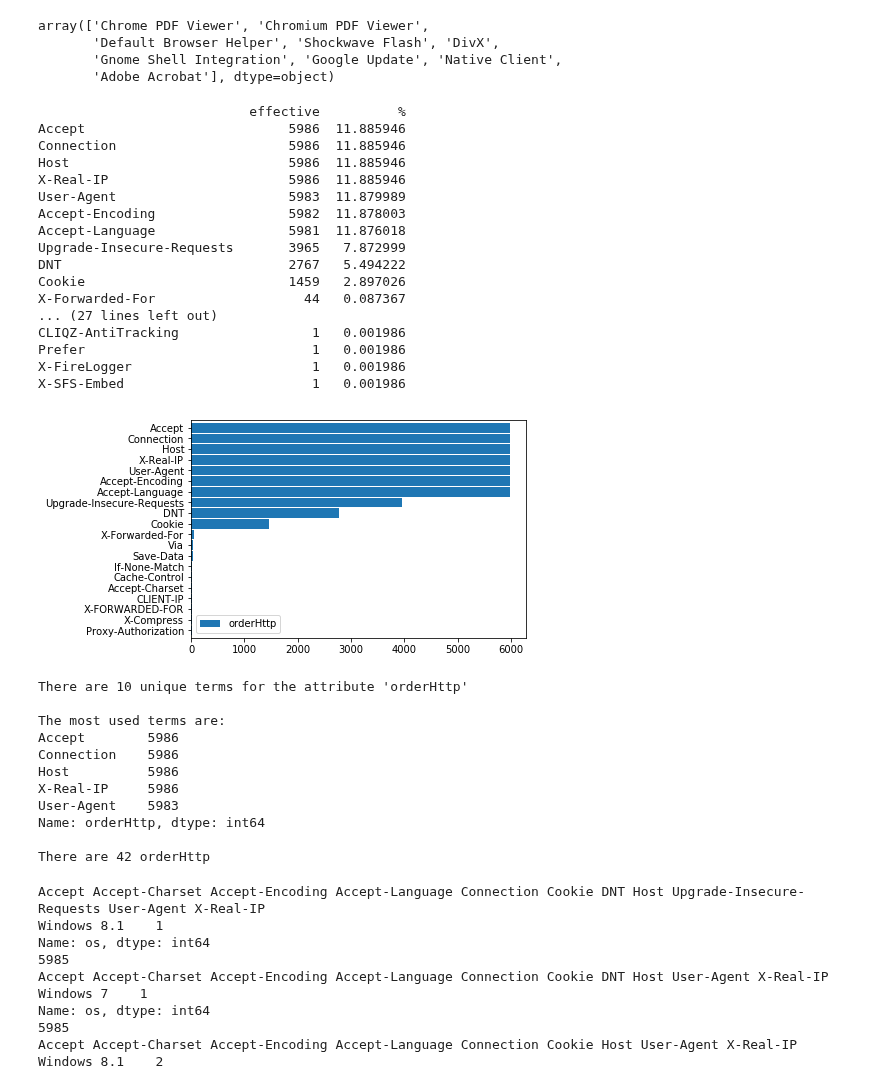
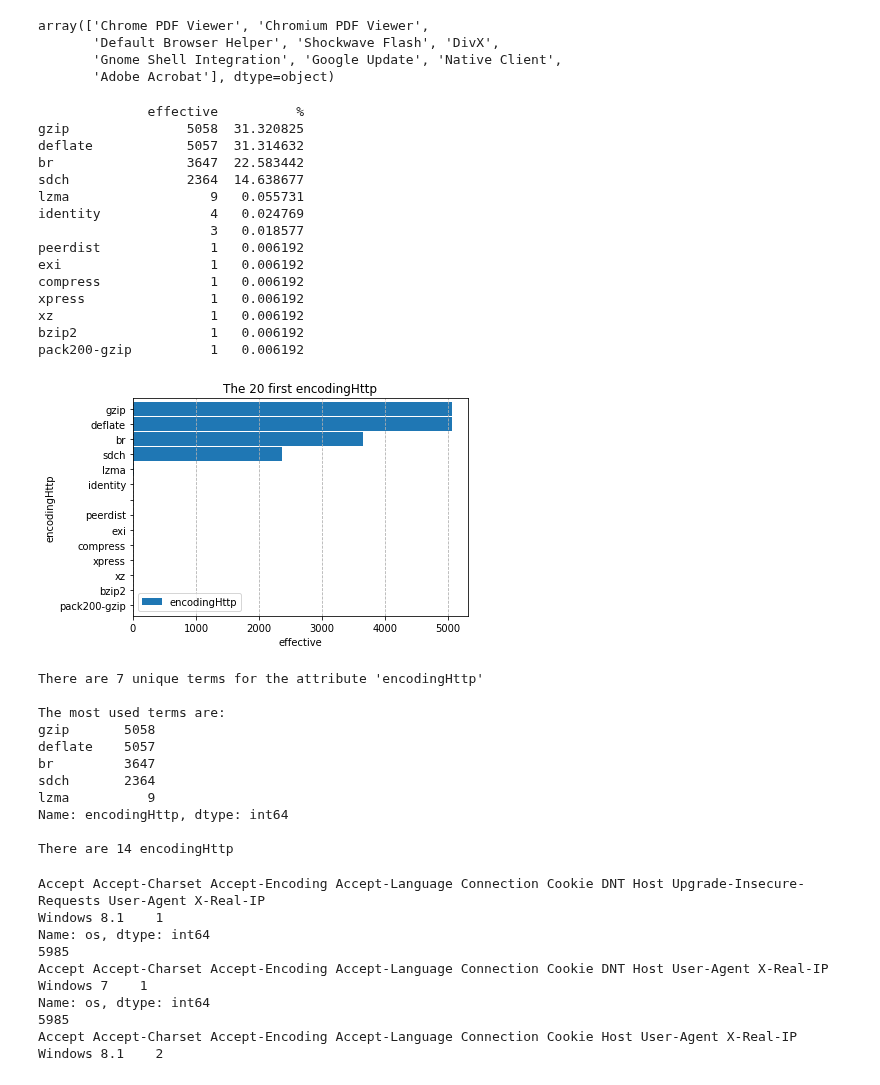
Before and after one commit to mGosset/BrowserFingerprint, a Jupyter notebook: notebooks/exploratory/analyse_empreintes.ipynb, the cells around one changed output. Drawn from its saved outputs; the diff is of its cells as text; code cells hidden in the pictures.

Commit message:
analysis of encodingHttp and formatting of notebook

```diff
--- a/notebooks/exploratory/analyse_empreintes.ipynb
+++ b/notebooks/exploratory/analyse_empreintes.ipynb
@@ -411,6 +355,10 @@ def analyse_terms_splited(df, attribute, split_function):
 
     df_nb[:20].plot(kind='barh', stacked=False, width=0.9)
     plt.gca().invert_yaxis()
+    plt.grid(axis='x', linestyle = 'dashed')
+    plt.title('The 20 first {}'.format(attribute))
+    plt.xlabel('effective')
+    plt.ylabel(attribute)
     plt.show()
 
     print("There are {:d} unique terms for the attribute '{}'".format(len(nb[nb.values == 1]), attribute))
@@ -430,38 +378,45 @@ def split_encoding_http(encoding):
 
 def split_order_http(order):
     return order.split(" ")
+
+def split_encoding_http(encoding):
+    try:
+        replacement=encoding.replace(","," ")
+        junction=''.join(replacement)
+        disjunction=junction.split()
+        return disjunction
+    except:
+        return [""]
 # %%
-analyse_terms_splited(df_consistent, 'orderHttp', split_order_http)
+analyse_terms_splited(df_consistent, 'encodingHttp', split_encoding_http)
 # %% [output]
-                           effective          %
-Accept                          5986  11.885946
-Connection                      5986  11.885946
-Host                            5986  11.885946
-X-Real-IP                       5986  11.885946
-User-Agent                      5983  11.879989
-Accept-Encoding                 5982  11.878003
-Accept-Language                 5981  11.876018
-Upgrade-Insecure-Requests       3965   7.872999
-DNT                             2767   5.494222
-Cookie                          1459   2.897026
-X-Forwarded-For                   44   0.087367
-... (27 lines left out)
-CLIQZ-AntiTracking                 1   0.001986
-Prefer                             1   0.001986
-X-FireLogger                       1   0.001986
-X-SFS-Embed                        1   0.001986
+              effective          %
+gzip               5058  31.320825
+deflate            5057  31.314632
+br                 3647  22.583442
+sdch               2364  14.638677
+lzma                  9   0.055731
+identity              4   0.024769
+                      3   0.018577
+peerdist              1   0.006192
+exi                   1   0.006192
+compress              1   0.006192
+xpress                1   0.006192
+xz                    1   0.006192
+bzip2                 1   0.006192
+pack200-gzip          1   0.006192
-[figure, old version]
+[figure, new version]
-There are 10 unique terms for the attribute 'orderHttp'
+There are 7 unique terms for the attribute 'encodingHttp'
 
 The most used terms are:
-Accept        5986
-Connection    5986
-Host          5986
-X-Real-IP     5986
-User-Agent    5983
-Name: orderHttp, dtype: int64
+gzip       5058
+deflate    5057
+br         3647
+sdch       2364
+lzma          9
+Name: encodingHttp, dtype: int64
 
-There are 42 orderHttp
+There are 14 encodingHttp
 # %%
 def analyze_grouped(df, attribute, group_by_attribute):
     tmp_stats = []
```
Also changed, not shown: parts of 23 cells of this notebook.
